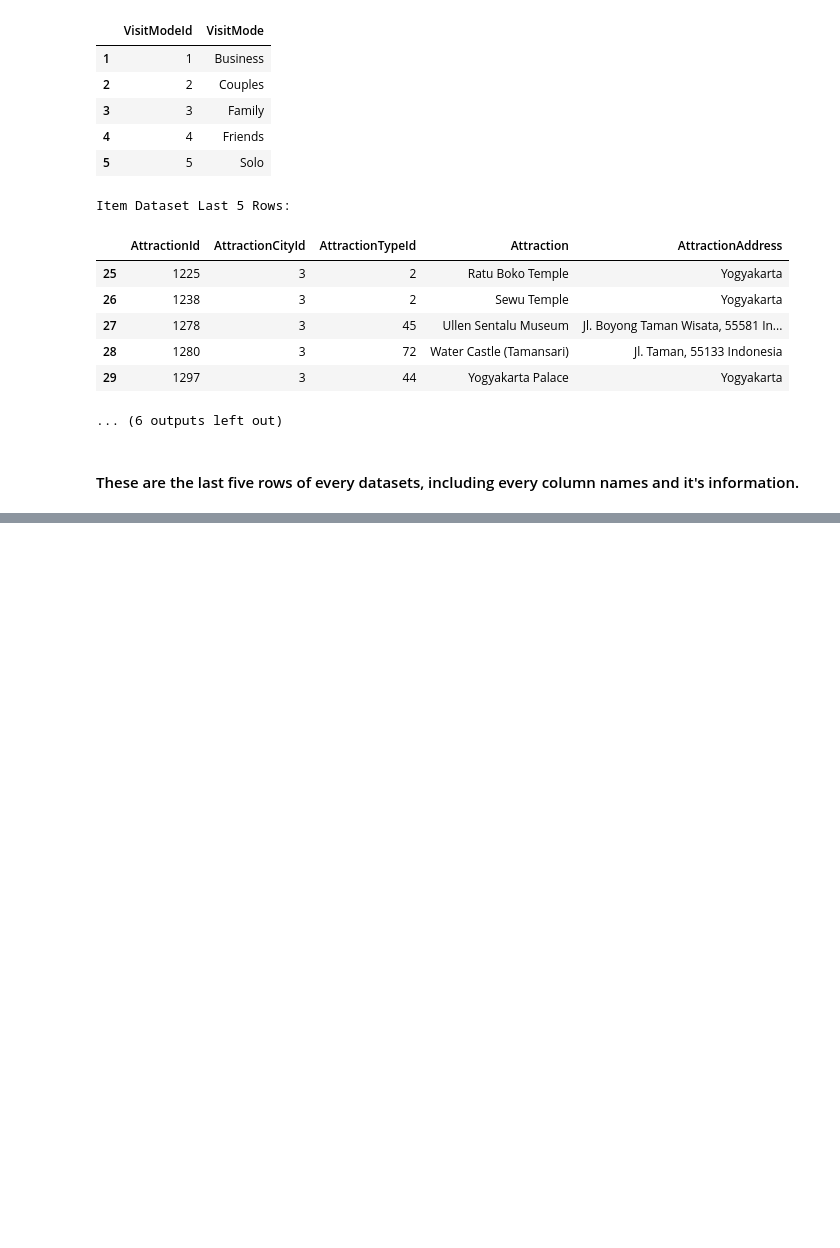
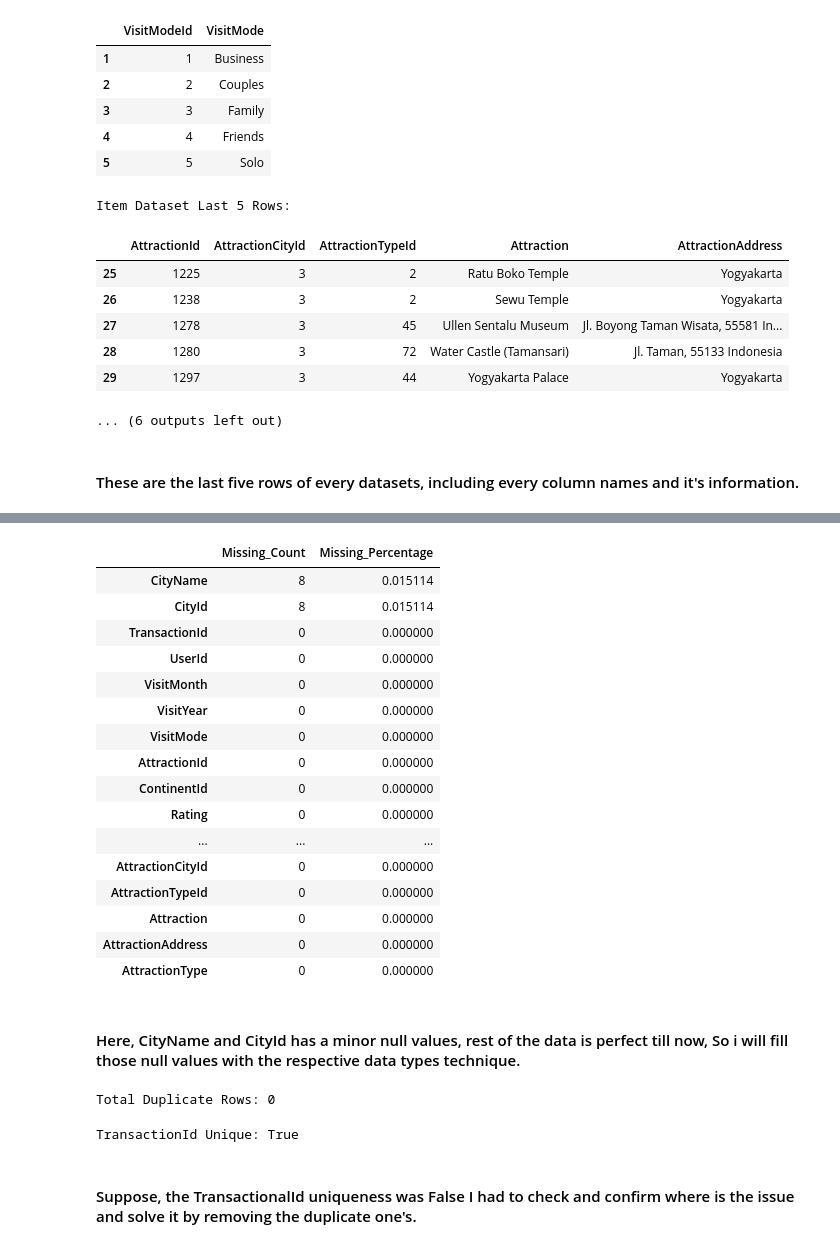
Before and after one commit to shabbu8111999/Tourism_Experience_Analytics, a Jupyter notebook: jupyter/Tourism_Experience.ipynb, the cells around one changed output, grey strips where cells are left out. Cells and saved outputs as stored; diff of their text form; code cells hidden in the pictures; blank space fills up the shorter version.

```diff
--- a/jupyter/Tourism_Experience.ipynb
+++ b/jupyter/Tourism_Experience.ipynb
@@ -255,0 +344,4 @@ Item Dataset Last 5 Rows:
+# %%
+# Dropping ContinentId_y and Renaming ContinentId_x to ContinentId
+merged_df.drop(columns=["ContinentId_y"], inplace=True)
+merged_df.rename(columns={"ContinentId_x": "ContinentId"}, inplace=True)
@@ -255,0 +460,44 @@ Item Dataset Last 5 Rows:
+# %%
+# Checking the Missing Values
+missing_summary = merged_df.isnull().sum().sort_values(ascending=False)
+missing_percentage = (missing_summary / len(merged_df)) * 100
+
+missing_df = pd.DataFrame({
+    "Missing_Count": missing_summary,
+    "Missing_Percentage": missing_percentage
+})
+
+display(missing_df)
+# %% [output]
+|  | Missing_Count | Missing_Percentage |
+| CityName | 8 | 0.015114 |
+| CityId | 8 | 0.015114 |
+| TransactionId | 0 | 0.000000 |
+| UserId | 0 | 0.000000 |
+| VisitMonth | 0 | 0.000000 |
+| VisitYear | 0 | 0.000000 |
+| VisitMode | 0 | 0.000000 |
+| AttractionId | 0 | 0.000000 |
+| ContinentId | 0 | 0.000000 |
+| Rating | 0 | 0.000000 |
+| ... | ... | ... |
+| AttractionCityId | 0 | 0.000000 |
+| AttractionTypeId | 0 | 0.000000 |
+| Attraction | 0 | 0.000000 |
+| AttractionAddress | 0 | 0.000000 |
+| AttractionType | 0 | 0.000000 |
+# %% [markdown]
+#### Here, CityName and CityId has a minor null values, rest of the data is perfect till now, So i will fill those null values with the respective data types technique.
+# %%
+# Duplicate rows check
+duplicate_rows = merged_df.duplicated().sum()
+print("Total Duplicate Rows:", duplicate_rows)
+# %% [output]
+Total Duplicate Rows: 0
+# %%
+# TransactionalId Uniqueness
+print("TransactionId Unique:", merged_df["TransactionId"].is_unique)
+# %% [output]
+TransactionId Unique: True
+# %% [markdown]
+#### Suppose, the TransactionalId uniqueness was False I had to check and confirm where is the issue and solve it by removing the duplicate one's.
```
Also changed, not shown: parts of 45 cells of this notebook.
